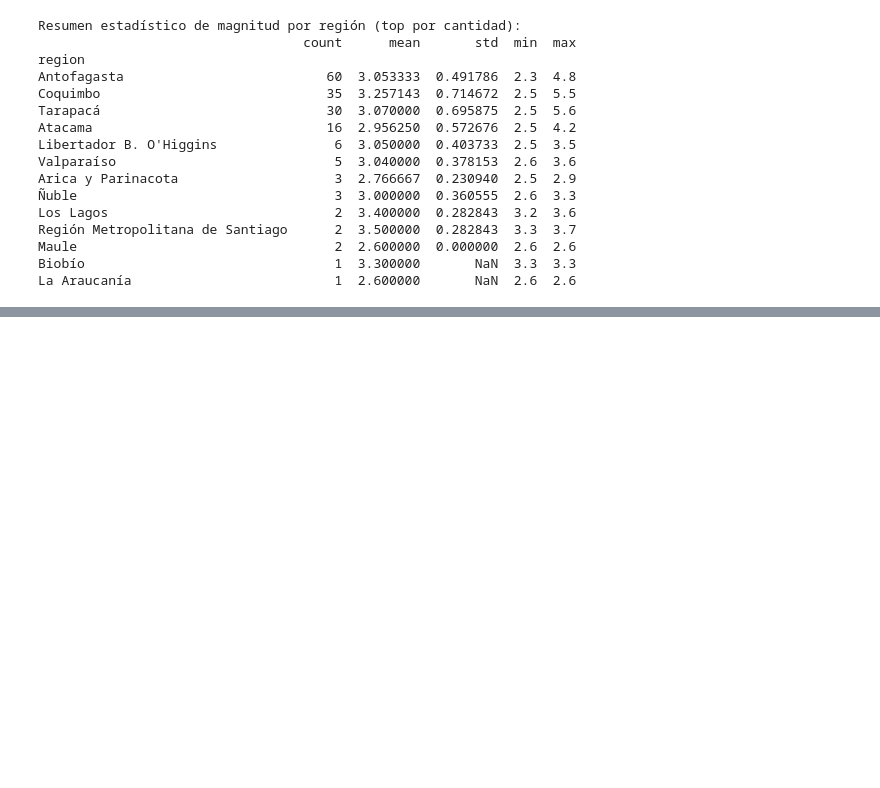
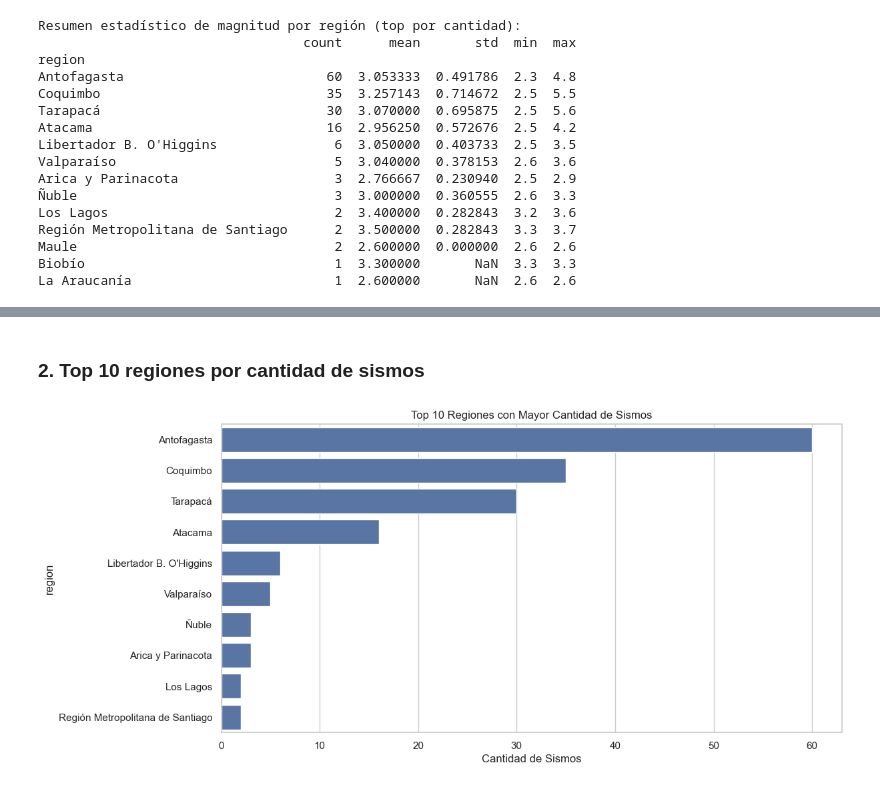
Before and after one commit to RBVG75/Proyect-Semestral-Mineria-De-Datos, a Jupyter notebook: fusioncodigos.ipynb, the cells around one changed output, grey strips where cells are left out. Cells and saved outputs as stored; diff of their text form; code cells hidden in the pictures; blank space fills up the shorter version.

```diff
--- a/fusioncodigos.ipynb
+++ b/fusioncodigos.ipynb
@@ -419,0 +497,11 @@ La Araucanía                          1  2.600000       NaN  2.6  2.6
+# %% [markdown]
+### 2. Top 10 regiones por cantidad de sismos
+# %%
+plt.figure(figsize=(12, 6))
+top_10_regiones = df['region'].value_counts().head(10)
+sns.barplot(x=top_10_regiones.values, y=top_10_regiones.index)
+plt.title('Top 10 Regiones con Mayor Cantidad de Sismos')
+plt.xlabel('Cantidad de Sismos')
+plt.show()
+# %% [output]
+[figure, added]
```
Also changed, not shown: parts of 21 cells of this notebook.
